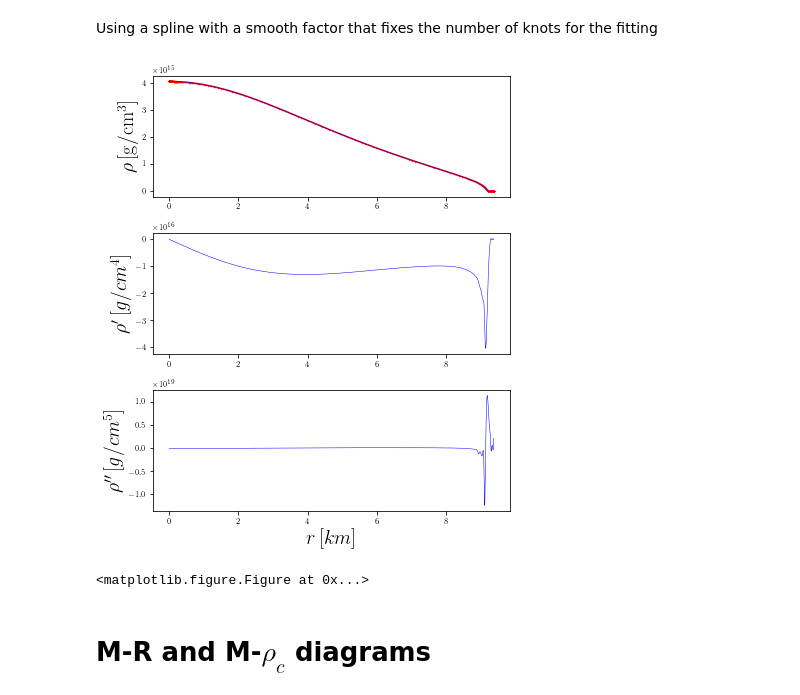
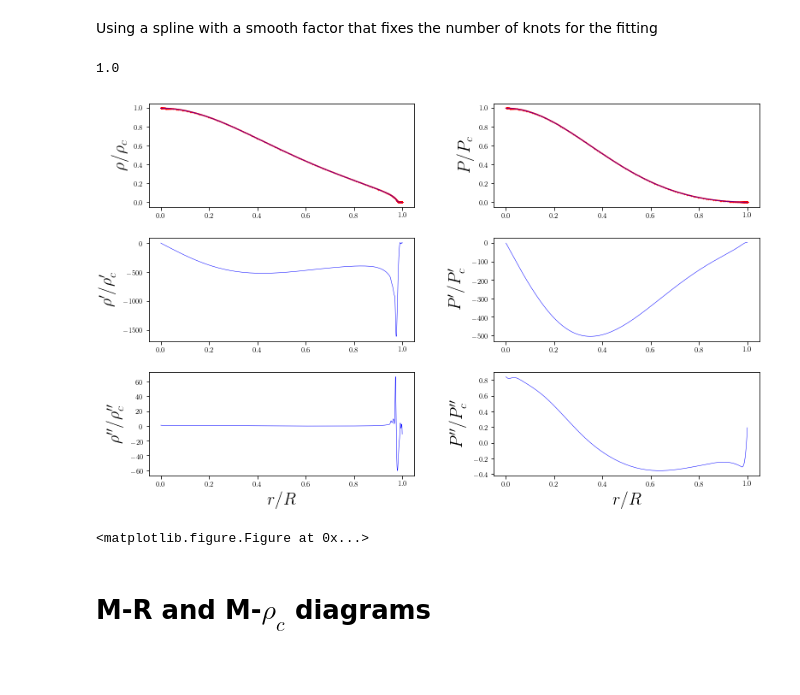
Before and after one commit to DavidRamosSal/stellar_structure, a Jupyter notebook: Static_SLy.ipynb, the cells around one changed output. Cells and saved outputs as stored; diff of their text form; code cells hidden in the pictures; blank space fills up the shorter version.

Commit message:
Changing presentation of derivatives

```diff
--- a/Static_SLy.ipynb
+++ b/Static_SLy.ipynb
@@ -146,34 +146,56 @@ s=1e-6 #factor de suavizamiento
 rhos=interpolate.UnivariateSpline(r1, rho1, k=k, s=s)
 drho=interpolate.UnivariateSpline(r1, rho1, k=k, s=s).derivative(n=1)
 ddrho=interpolate.UnivariateSpline(r1, rho1, k=k, s=s).derivative(n=2)
+
+ps=interpolate.UnivariateSpline(r1, p1, k=k, s=s)
+dp=interpolate.UnivariateSpline(r1, p1, k=k, s=s).derivative(n=1)
+ddp=interpolate.UnivariateSpline(r1, p1, k=k, s=s).derivative(n=2)
+# %%
+drho(r1)[0]/(drho(r1)[0])
+# %% [output]
+1.0
 # %%
 plt.rc('axes', labelsize=20)
 plt.rc('xtick', labelsize=8)
 plt.rc('ytick', labelsize=8)
 
-fig=plt.figure(figsize=[6.4,8])
+fig=plt.figure(figsize=[12.8,8])
 
-plt.subplot(311)
-plt.plot(r1*b*1e-5,rho1*Sigma,color='red',marker='o',markersize='0.4')
-plt.plot(r1*b*1e-5,rhos(r1)*Sigma,color='blue',linewidth='0.5')
-plt.ylabel(r'$\rho\,\rm{[g/cm^3]}$')
+plt.subplot(321)
+plt.plot(r1/(r1[-1]),rho1/(rho_0/Sigma),color='red',marker='o',markersize='0.4')
+plt.plot(r1/(r1[-1]),rhos(r1)/(rho_0/Sigma),color='blue',linewidth='0.5')
+plt.ylabel(r'$\rho/\rho_c$')
 
-plt.subplot(312)
-plt.plot(r1*b*1e-5,drho(r1)*Sigma,'b-', linewidth=0.5)
-plt.ylabel(r'$\rho^{\prime}\,[g/cm^4]$')
+plt.subplot(322)
+plt.plot(r1/(r1[-1]),p1/(P_0),color='red',marker='o',markersize='0.4')
+plt.plot(r1/(r1[-1]),ps(r1)/(P_0),color='blue',linewidth='0.5')
+plt.ylabel(r'$P/P_c$')
 
-plt.subplot(313)
-plt.plot(r1*b*1e-5,ddrho(r1)*Sigma,'b-', linewidth=0.5)
-plt.ylabel(r'$\rho^{\prime\prime}\,[g/cm^5]$')
-plt.xlabel(r'$r\,[km]$')
+plt.subplot(323)
+plt.plot(r1/(r1[-1]),drho(r1)/(drho(r1)[0]),'b-', linewidth=0.5)
+plt.ylabel(r'$\rho^{\prime}/\rho^{\prime}_{c} $')
 
-fig.subplots_adjust(hspace=0.3)
+plt.subplot(324)
+plt.plot(r1/(r1[-1]),dp(r1)/(drho(r1)[0]),'b-', linewidth=0.5)
+plt.ylabel(r'$P^{\prime}/P^{\prime}_{c} $')
+
+plt.subplot(325)
+plt.plot(r1/(r1[-1]),ddrho(r1)/(ddrho(r1)[0]),'b-', linewidth=0.5)
+plt.ylabel(r'$\rho^{\prime\prime}/\rho^{\prime\prime}_{c}$')
+plt.xlabel(r'$r/R$')
+
+plt.subplot(326)
+plt.plot(r1/(r1[-1]),ddp(r1)/(ddrho(r1)[0]),'b-', linewidth=0.5)
+plt.ylabel(r'$P^{\prime\prime}/P^{\prime\prime}_{c}$ ')
+plt.xlabel(r'$r/R$')
+
+fig.subplots_adjust(hspace=0.3,wspace=0.3)
 
 plt.savefig('figures/ddsSLy.pdf', format='pdf', dpi=1000,bbox_inches="tight")
 plt.show()
 plt.clf()
 # %% [output]
-[figure, old version]
+[figure, new version]
 <matplotlib.figure.Figure at 0x...>
 # %% [markdown]
 # M-R and M-$\rho_c$ diagrams
```
Also changed, not shown: 3 other files.
